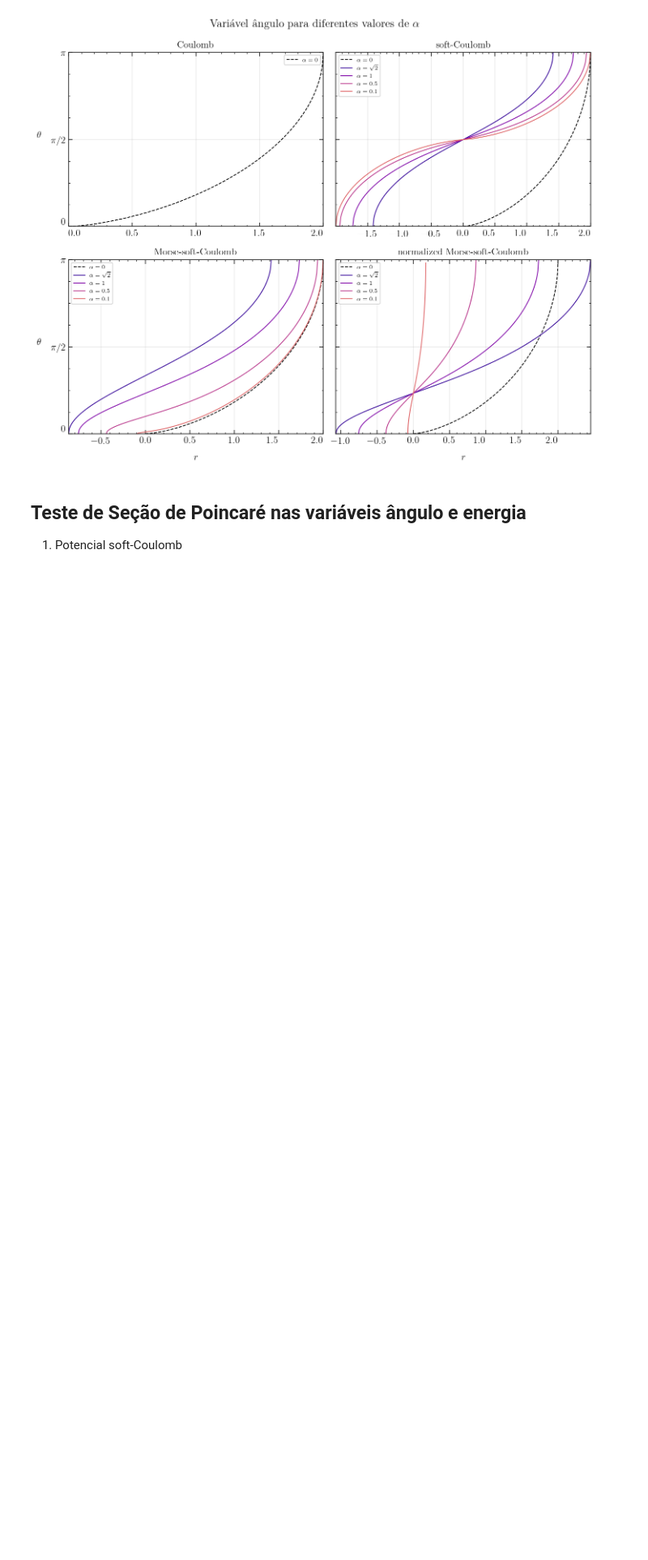
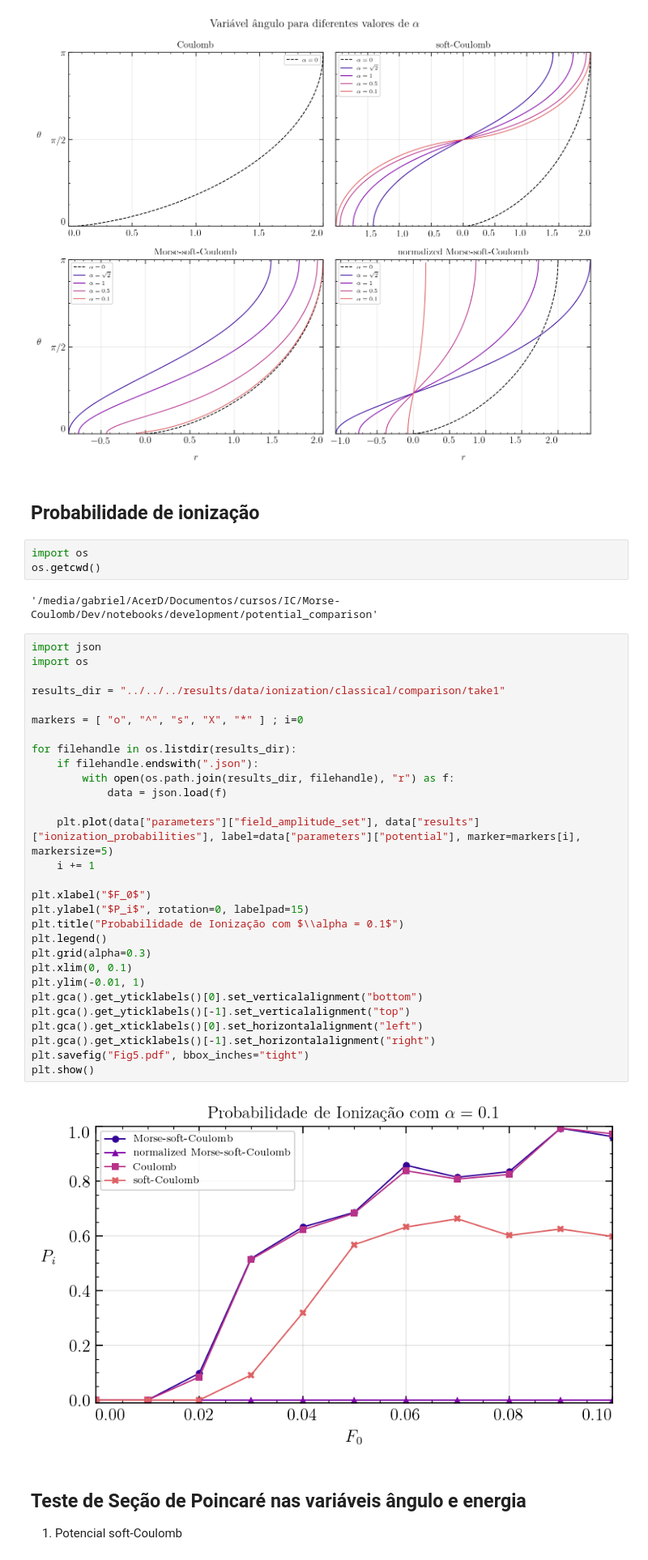
Before and after one commit to Gabriel-Amici/MorseCoulomb, a Jupyter notebook: notebooks/development/potential_comparison/potentials.ipynb, the cells around one changed output. Shown at 81% size. Drawn from its saved outputs; the diff is of its cells as text; blank space fills up the shorter version.

```diff
--- a/notebooks/development/potential_comparison/potentials.ipynb
+++ b/notebooks/development/potential_comparison/potentials.ipynb
@@ -379,6 +379,44 @@ plt.savefig("Fig4.pdf", bbox_inches="tight")
 plt.show()
 # %% [output]
 [figure]
+# %% [markdown]
+## Probabilidade de ionização
+# %%
+import os
+os.getcwd()
+# %% [output]
+'/media/gabriel/AcerD/Documentos/cursos/IC/Morse-Coulomb/Dev/notebooks/development/potential_comparison'
+# %%
+import json
+import os
+
+results_dir = "../../../results/data/ionization/classical/comparison/take1"
+
+markers = [ "o", "^", "s", "X", "*" ] ; i=0
+
+for filehandle in os.listdir(results_dir):
+    if filehandle.endswith(".json"):
+        with open(os.path.join(results_dir, filehandle), "r") as f:
+            data = json.load(f)
+
+    plt.plot(data["parameters"]["field_amplitude_set"], data["results"]["ionization_probabilities"], label=data["parameters"]["potential"], marker=markers[i], markersize=5)
+    i += 1
+
+plt.xlabel("$F_0$")
+plt.ylabel("$P_i$", rotation=0, labelpad=15)
+plt.title("Probabilidade de Ionização com $\\alpha = 0.1$")
+plt.legend()
+plt.grid(alpha=0.3)
+plt.xlim(0, 0.1)
+plt.ylim(-0.01, 1)
+plt.gca().get_yticklabels()[0].set_verticalalignment("bottom")
+plt.gca().get_yticklabels()[-1].set_verticalalignment("top")
+plt.gca().get_xticklabels()[0].set_horizontalalignment("left")
+plt.gca().get_xticklabels()[-1].set_horizontalalignment("right")
+plt.savefig("Fig5.pdf", bbox_inches="tight")
+plt.show()
+# %% [output]
+[figure, added]
 # %% [markdown]
 ## Teste de Seção de Poincaré nas variáveis ângulo e energia
 1. Potencial soft-Coulomb
```
Also changed, not shown: parts of 2 cells of this notebook, 5 other files.
